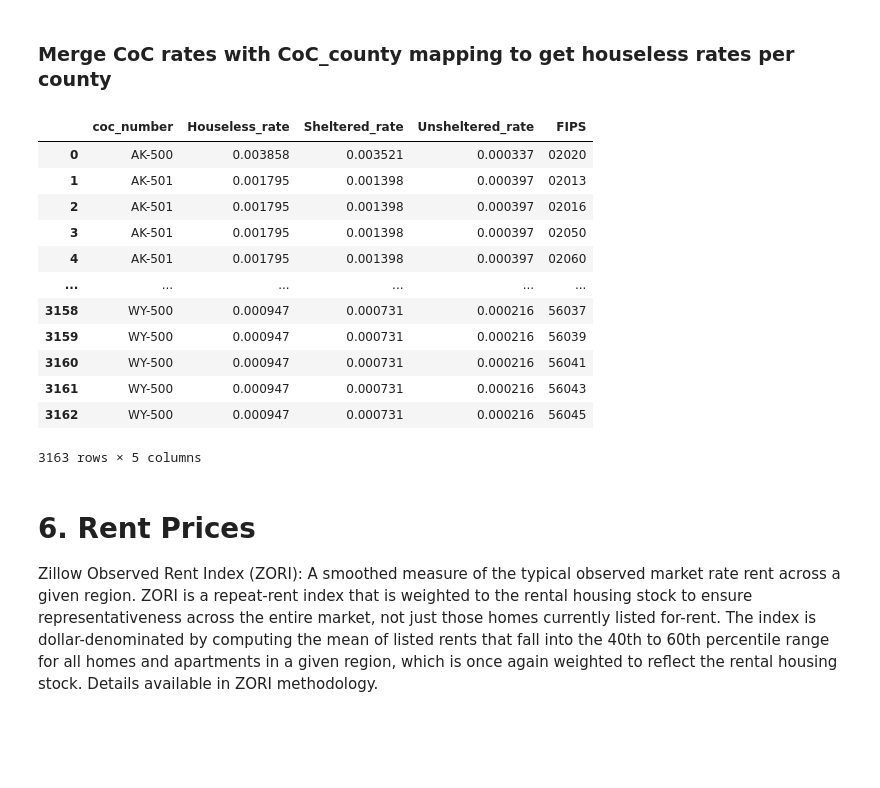
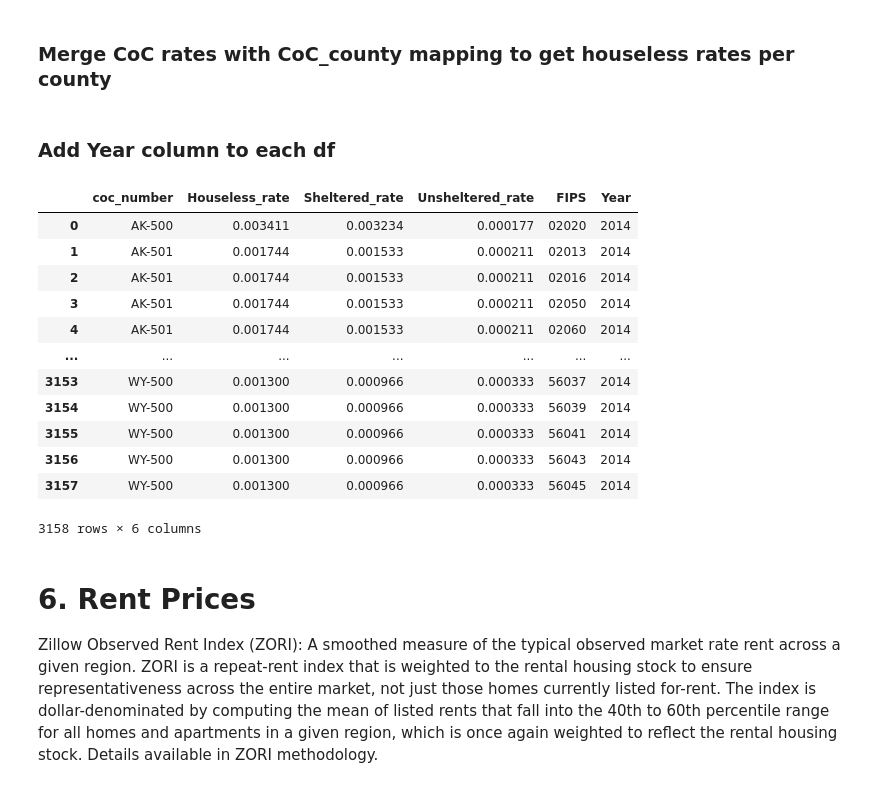
Before and after one commit to khyateed/projecting-food-insecurity, a Jupyter notebook: notebooks/cleaning.ipynb, the cells around one changed output. Saved outputs shown, nothing was run; the diff lists cells and outputs as text; code cells hidden in the pictures; blank space fills up the shorter version.

```diff
--- a/notebooks/cleaning.ipynb
+++ b/notebooks/cleaning.ipynb
@@ -633,7 +637,7 @@ Source: https://github.com/tomhbyrne/HUD-CoC-Geography-Crosswalk/blob/master/out
 ### Import csv that maps counties to a CoC
 # %%
 CoC_county = pd.read_csv('../datasets/houseless/county_coc_match.csv', encoding='ISO-8859-1')
-CoC_county = coc_county.loc[:,['county_fips','coc_number']]
+CoC_county = CoC_county.loc[:,['county_fips','coc_number']]
 
 # rename columns
 CoC_county.rename(columns={'county_fips':'FIPS'}, inplace=True)
@@ -786,21 +790,34 @@ df_houseless_16 = rates_16.merge(CoC_county, on='coc_number')
 df_houseless_17 = rates_17.merge(CoC_county, on='coc_number')
 df_houseless_18 = rates_18.merge(CoC_county, on='coc_number')
 df_houseless_19 = rates_19.merge(CoC_county, on='coc_number')
-df_houseless_19
-# %% [output]
-|  | coc_number | Houseless_rate | Sheltered_rate | Unsheltered_rate | FIPS |
-| 0 | AK-500 | 0.003858 | 0.003521 | 0.000337 | 02020 |
-| 1 | AK-501 | 0.001795 | 0.001398 | 0.000397 | 02013 |
-| 2 | AK-501 | 0.001795 | 0.001398 | 0.000397 | 02016 |
-| 3 | AK-501 | 0.001795 | 0.001398 | 0.000397 | 02050 |
-| 4 | AK-501 | 0.001795 | 0.001398 | 0.000397 | 02060 |
-| ... | ... | ... | ... | ... | ... |
-| 3158 | WY-500 | 0.000947 | 0.000731 | 0.000216 | 56037 |
-| 3159 | WY-500 | 0.000947 | 0.000731 | 0.000216 | 56039 |
-| 3160 | WY-500 | 0.000947 | 0.000731 | 0.000216 | 56041 |
-| 3161 | WY-500 | 0.000947 | 0.000731 | 0.000216 | 56043 |
-| 3162 | WY-500 | 0.000947 | 0.000731 | 0.000216 | 56045 |
-3163 rows × 5 columns
+# %% [markdown]
+### Add Year column to each df
+# %%
+df_houseless_10['Year'] = '2010'
+df_houseless_11['Year'] = '2011'
+df_houseless_12['Year'] = '2012'
+df_houseless_13['Year'] = '2013'
+df_houseless_14['Year'] = '2014'
+df_houseless_15['Year'] = '2015'
+df_houseless_16['Year'] = '2016'
+df_houseless_17['Year'] = '2017'
+df_houseless_18['Year'] = '2018'
+df_houseless_19['Year'] = '2019'
+df_houseless_14
+# %% [output]
+|  | coc_number | Houseless_rate | Sheltered_rate | Unsheltered_rate | FIPS | Year |
+| 0 | AK-500 | 0.003411 | 0.003234 | 0.000177 | 02020 | 2014 |
+| 1 | AK-501 | 0.001744 | 0.001533 | 0.000211 | 02013 | 2014 |
+| 2 | AK-501 | 0.001744 | 0.001533 | 0.000211 | 02016 | 2014 |
+| 3 | AK-501 | 0.001744 | 0.001533 | 0.000211 | 02050 | 2014 |
+| 4 | AK-501 | 0.001744 | 0.001533 | 0.000211 | 02060 | 2014 |
+| ... | ... | ... | ... | ... | ... | ... |
+| 3153 | WY-500 | 0.001300 | 0.000966 | 0.000333 | 56037 | 2014 |
+| 3154 | WY-500 | 0.001300 | 0.000966 | 0.000333 | 56039 | 2014 |
+| 3155 | WY-500 | 0.001300 | 0.000966 | 0.000333 | 56041 | 2014 |
+| 3156 | WY-500 | 0.001300 | 0.000966 | 0.000333 | 56043 | 2014 |
+| 3157 | WY-500 | 0.001300 | 0.000966 | 0.000333 | 56045 | 2014 |
+3158 rows × 6 columns
 # %% [markdown]
 # 6. Rent Prices
 Zillow Observed Rent Index (ZORI): A smoothed measure of the typical observed market rate rent across a given region. ZORI is a repeat-rent index that is weighted to the rental housing stock to ensure representativeness across the entire market, not just those homes currently listed for-rent. The index is dollar-denominated by computing the mean of listed rents that fall into the 40th to 60th percentile range for all homes and apartments in a given region, which is once again weighted to reflect the rental housing stock. Details available in ZORI methodology.
```
Also changed, not shown: parts of 13 cells of this notebook.
